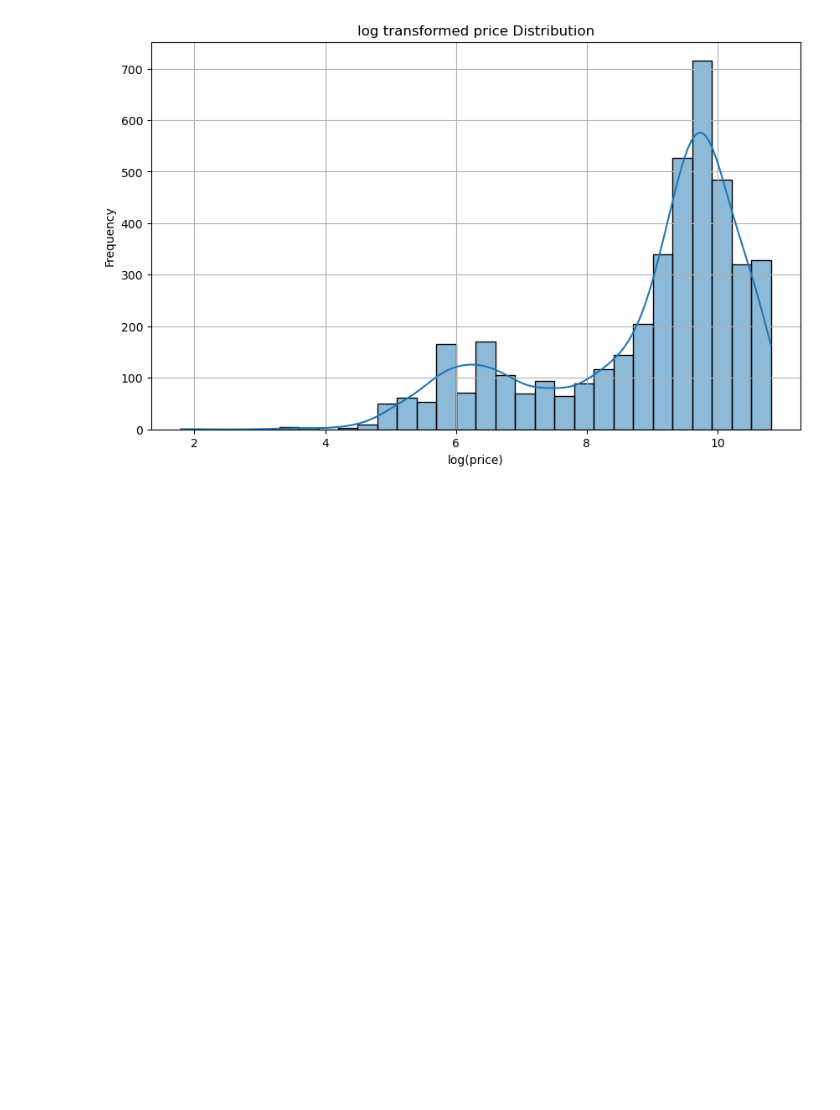
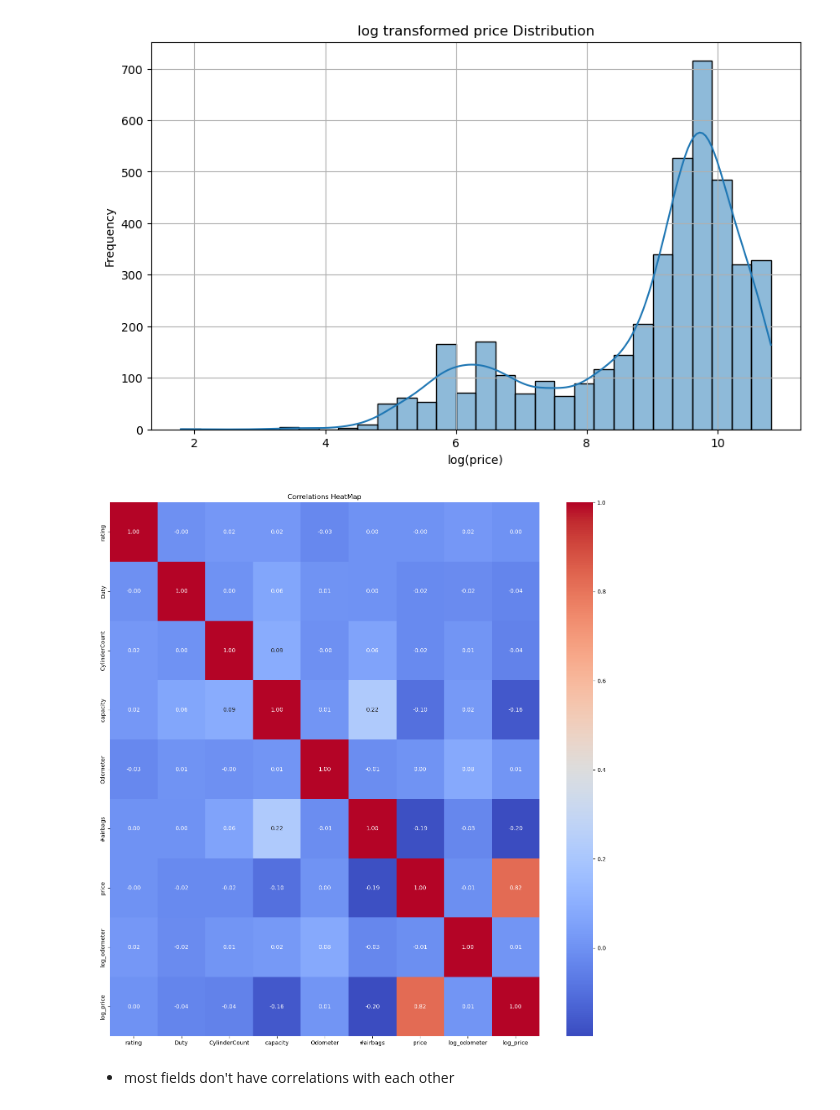
Before and after one commit to samamohamedd/ML-learning, a Jupyter notebook: CatTask/catTask.ipynb, the cells around one changed output. Drawn from its saved outputs; the diff is of its cells as text; code cells hidden in the pictures; blank space fills up the shorter version.

```diff
--- a/CatTask/catTask.ipynb
+++ b/CatTask/catTask.ipynb
@@ -464,3 +461,14 @@ plt.grid(True)
 plt.show()
 # %% [output]
 [figure]
+# %%
+df_numeric = df.select_dtypes(include=["number"])
+correlation_matrix = df_numeric.corr()
+plt.figure(figsize= (17,17))
+sns.heatmap(correlation_matrix, annot=True, cmap='coolwarm', fmt=".2f")
+plt.title("Correlations HeatMap")
+plt.show()
+# %% [output]
+[figure, added]
+# %% [markdown]
+- most fields don't have correlations with each other
```
Also changed, not shown: parts of 2 cells of this notebook, 1 other file.
